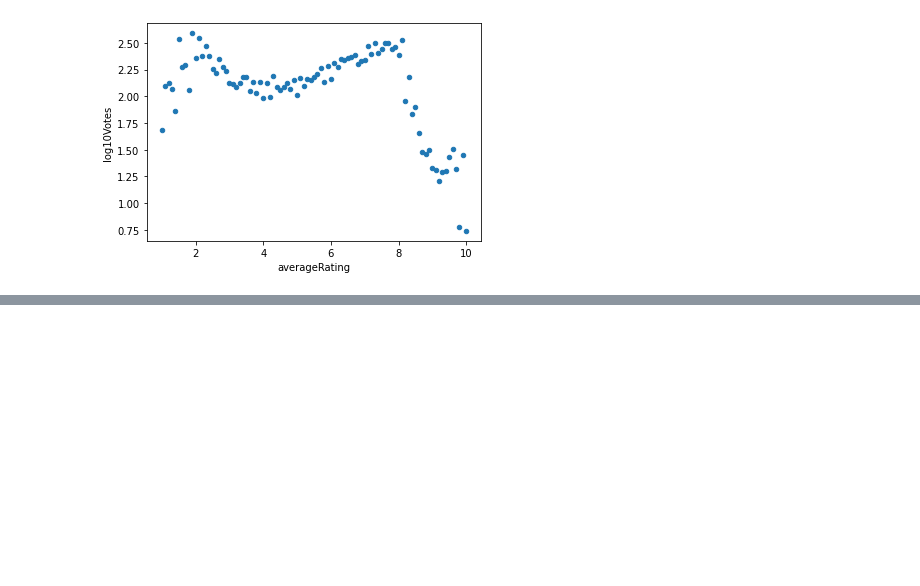
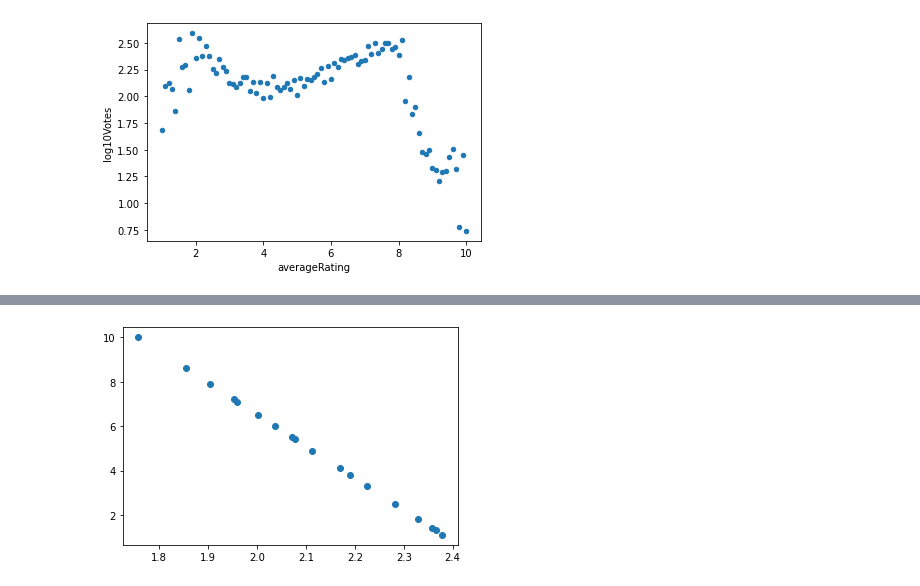
Before and after one commit to tejlibre/Pre-DSI, a Jupyter notebook: DSI_Notebook.ipynb, the cells around one changed output, grey strips where cells are left out. Cells and saved outputs as stored; diff of their text form; code cells hidden in the pictures; blank space fills up the shorter version.

```diff
--- a/DSI_Notebook.ipynb
+++ b/DSI_Notebook.ipynb
@@ -588,0 +666,5 @@ Coefficients:
+# %%
+
+predictions3 = plt.scatter(y_pred3, x_test)
+# %% [output]
+[figure, added]
```
Also changed, not shown: parts of 26 cells of this notebook.
